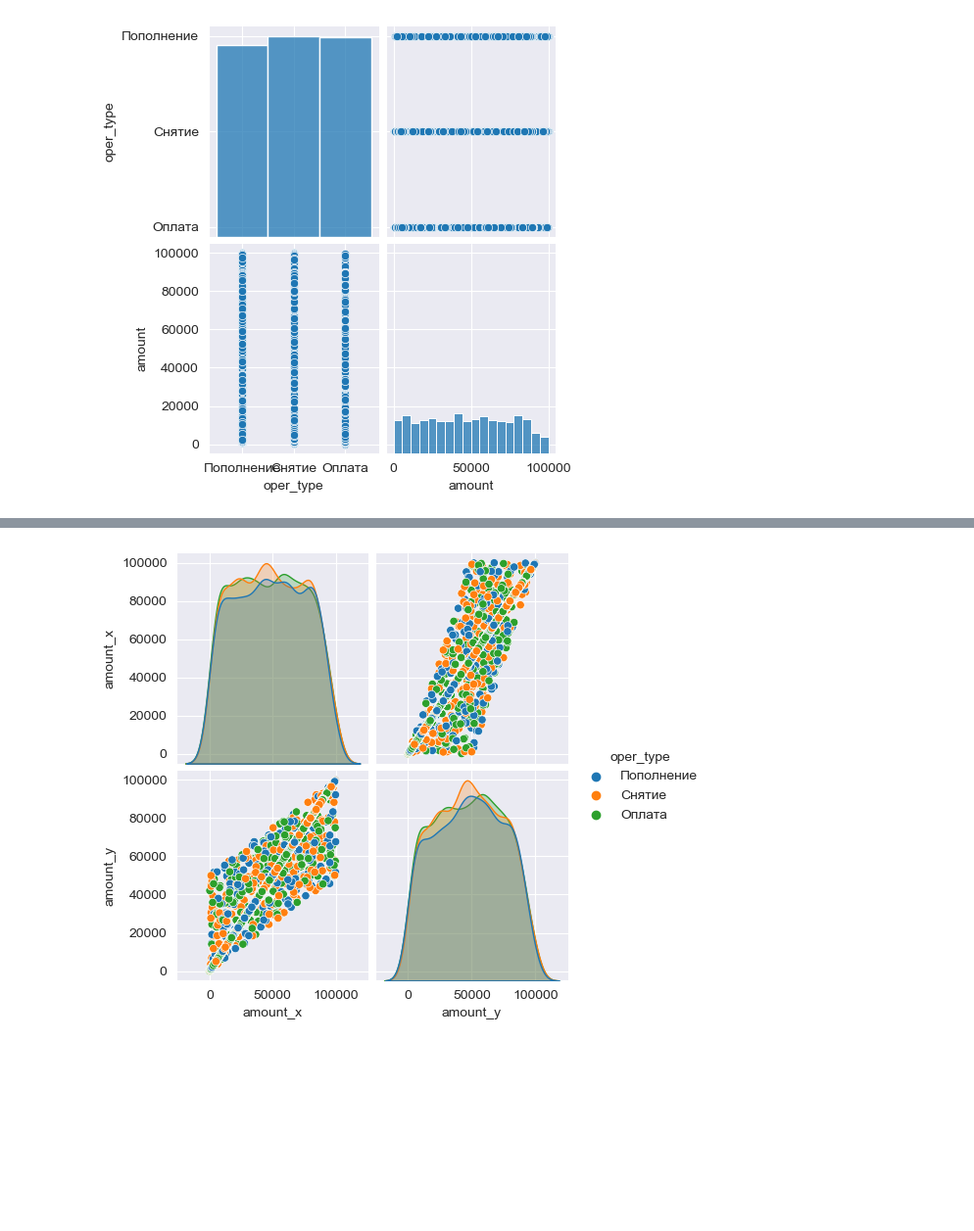
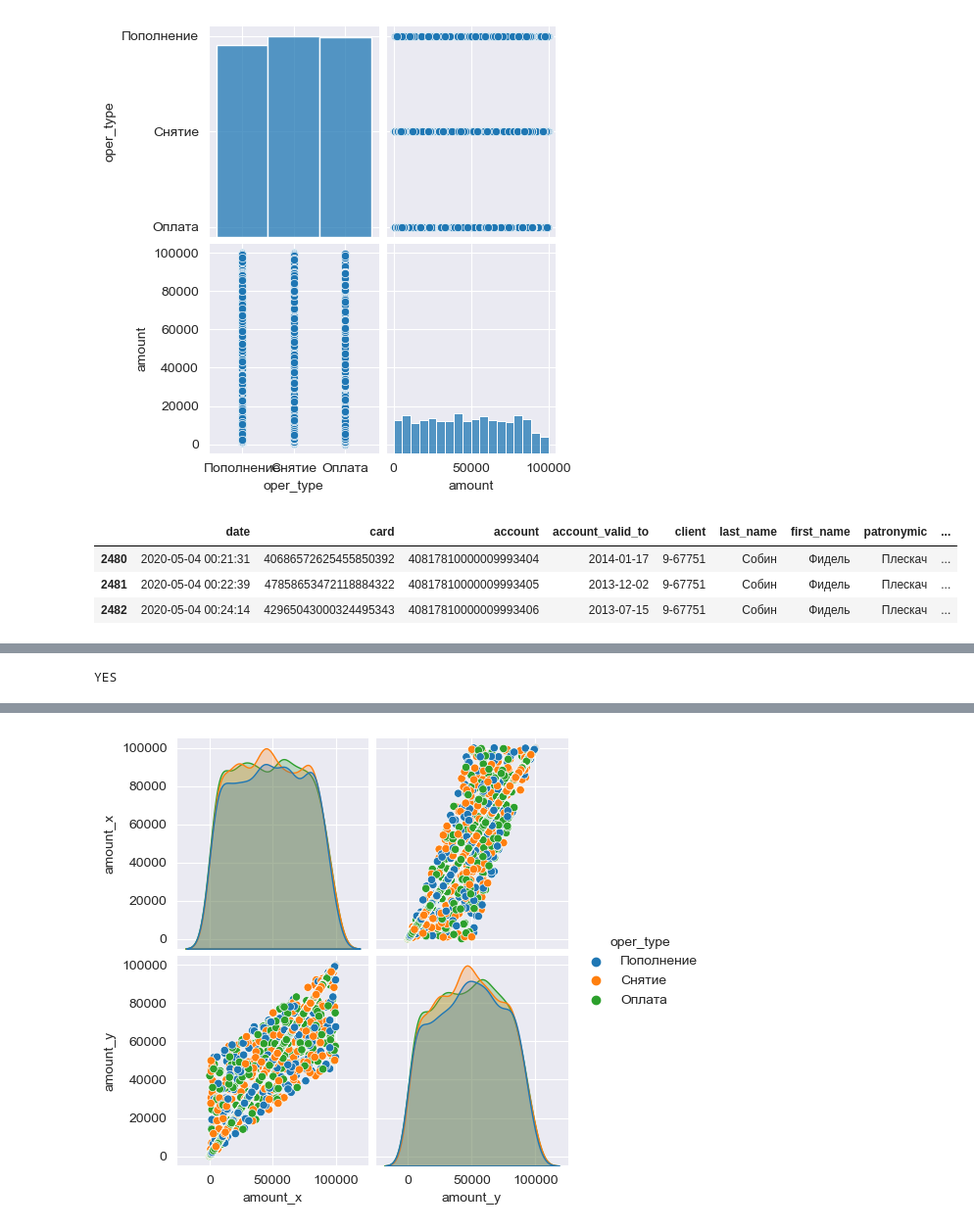
Before and after one commit to kishik/opportunity, a Jupyter notebook: research.ipynb, the cells around one changed output, grey strips where cells are left out. Shown at 98% size. Cells and saved outputs as stored; diff of their text form; code cells hidden in the pictures; blank space fills up the shorter version.

```diff
--- a/research.ipynb
+++ b/research.ipynb
@@ -50,6 +50,13 @@ plt.show()
 [figure]
 # %%
 gr = data.merge(data.groupby(['account'])['amount'].mean(), how='left', on='account')
+# %%
+gr[(gr['phone'] == '+71750428911')]
+# %% [output]
+|  | date | card | account | account_valid_to | client | last_name | first_name | patronymic | ... |
+| 2480 | 2020-05-04 00:21:31 | 40686572625455850392 | 40817810000009993404 | 2014-01-17 | 9-67751 | Собин | Фидель | Плескач | ... |
+| 2481 | 2020-05-04 00:22:39 | 47858653472118884322 | 40817810000009993405 | 2013-12-02 | 9-67751 | Собин | Фидель | Плескач | ... |
+| 2482 | 2020-05-04 00:24:14 | 42965043000324495343 | 40817810000009993406 | 2013-07-15 | 9-67751 | Собин | Фидель | Плескач | ... |
 # %%
 gr.head(1000)
 # %% [output]
@@ -66,3 +73,9 @@ gr.head(1000)
 | 998 | 2020-05-02 05:34:18 | 44057187675519201885 | 40817810000006639489 | 2034-11-06 | 2-61884 | Гуляков | Василий | Васильевич | ... |
 | 999 | 2020-05-02 05:35:14 | 57061731682207053516 | 40817810000003720207 | 2027-07-15 | 1-85045 | Гуляков | Кирилл | Петрович | ... |
 1000 rows × 20 columns
+# %%
+import re
+match = re.fullmatch(r'\+79\d{9}', '+79653366322')
+print('YES' if match else 'NO')
+# %% [output]
+YES
```
Also changed, not shown: parts of 10 cells of this notebook, 1 other file.
